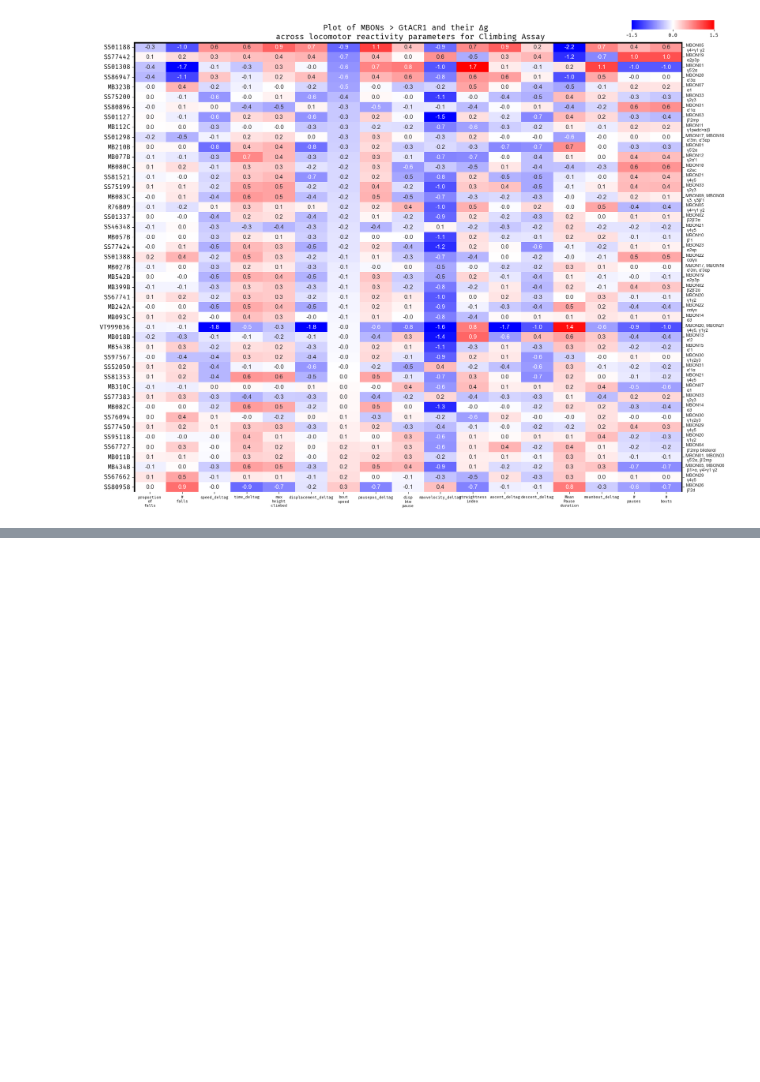
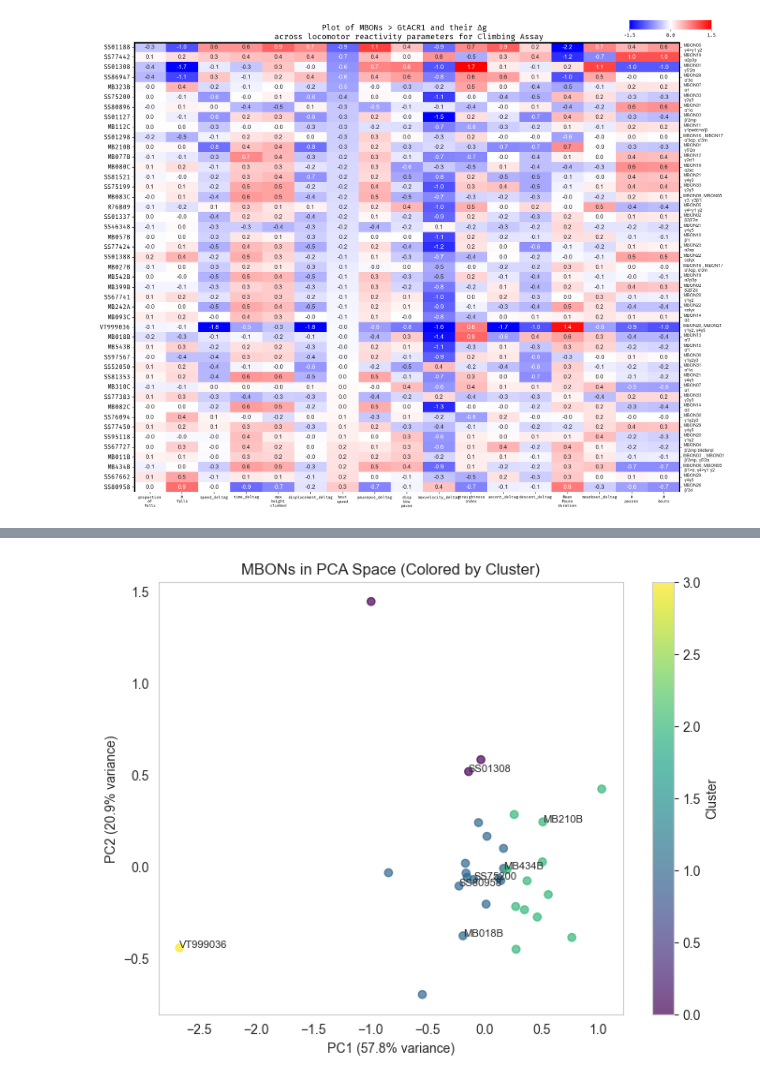
Before and after one commit to lnicole08/OSAR-Nicole-version, a Jupyter notebook: Falling-OSAR classification.ipynb, the cells around one changed output, grey strips where cells are left out. Drawn from its saved outputs; the diff is of its cells as text; code cells hidden in the pictures; blank space fills up the shorter version.

```diff
--- a/Falling-OSAR classification.ipynb
+++ b/Falling-OSAR classification.ipynb
@@ -302,0 +589,27 @@ fig1.tight_layout()
+# %%
+# --------------------------------------
+# 5. Optional: 2D Projection with Clusters
+# --------------------------------------
+# Example with k-means clustering
+from sklearn.cluster import KMeans
+
+# Cluster in PCA space (using first 2 PCs)
+kmeans = KMeans(n_clusters=4, random_state=42)
+clusters = kmeans.fit_predict(X_pca[:, :2])
+
+# Plot
+plt.figure(figsize=(8, 6))
+scatter = plt.scatter(X_pca[:, 0], X_pca[:, 1], c=clusters, cmap='viridis', alpha=0.7)
+plt.xlabel(f'PC1 ({pca.explained_variance_ratio_[0]:.1%} variance)')
+plt.ylabel(f'PC2 ({pca.explained_variance_ratio_[1]:.1%} variance)')
+
+# Annotate some points (avoid overcrowding)
+for i, name in enumerate(PCAdf.index):
+    if i % 5 == 0:  # Label every 5th MBON
+        plt.annotate(name, (X_pca[i, 0], X_pca[i, 1]), fontsize=8)
+
+plt.colorbar(scatter, label='Cluster')
+plt.title('MBONs in PCA Space (Colored by Cluster)')
+plt.show()
+# %% [output]
+[figure, added]
```
Also changed, not shown: parts of 12 cells of this notebook.
